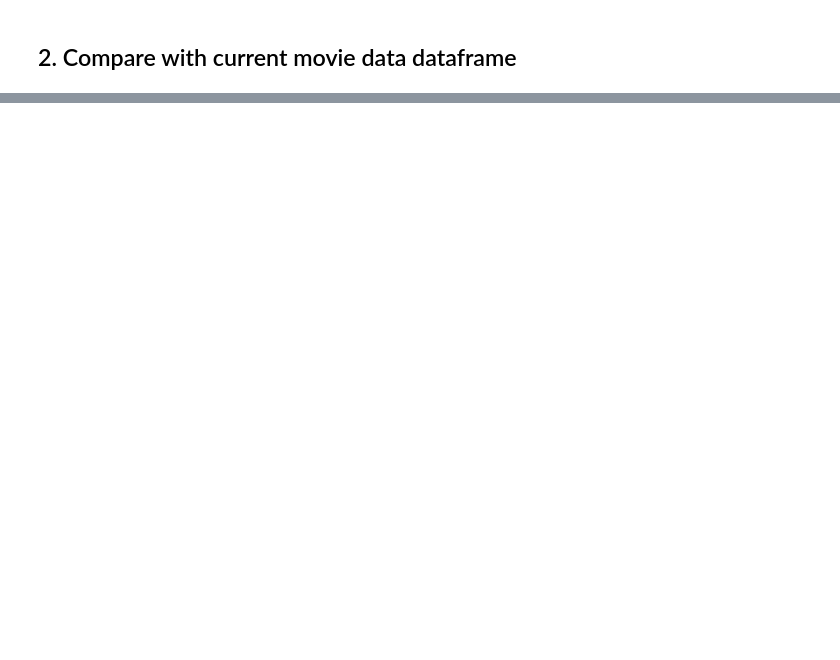
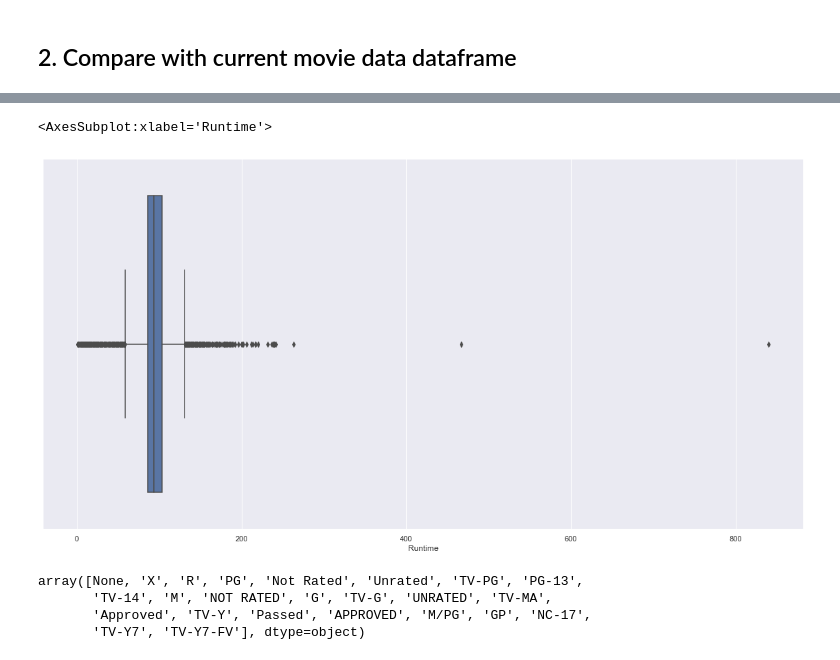
Before and after one commit to Jakisanya/black-film-analysis, a Jupyter notebook: notebooks/4.0-ja-data-preprocessing.ipynb, the cells around one changed output, grey strips where cells are left out. Cells and saved outputs as stored; diff of their text form; code cells hidden in the pictures; blank space fills up the shorter version.

```diff
--- a/notebooks/4.0-ja-data-preprocessing.ipynb
+++ b/notebooks/4.0-ja-data-preprocessing.ipynb
@@ -148,0 +404,23 @@ list_difference
+# %%
+movie_data_df["Metascore"] = movie_data_df["Metascore"].astype(float)
+# %%
+movie_data_df["Runtime"] = movie_data_df["Runtime"].astype(int)
+# %%
+movie_data_df["BoxOffice"].replace(to_replace="nan", value=np.nan, inplace=True)
+# %%
+movie_data_df["BoxOffice"] = movie_data_df["BoxOffice"].astype(float)
+# %%
+# Inspect the Runtime distribution
+fig, ax = plt.subplots(1, 1, figsize=(20, 10))
+sns.boxplot(data=movie_data_df, x="Runtime")
+# %% [output]
+<AxesSubplot:xlabel='Runtime'>
+[figure, added]
+# %%
+# Inspect "Rated"
+movie_data_df["Rated"].unique()
+# %% [output]
+array([None, 'X', 'R', 'PG', 'Not Rated', 'Unrated', 'TV-PG', 'PG-13',
+       'TV-14', 'M', 'NOT RATED', 'G', 'TV-G', 'UNRATED', 'TV-MA',
+       'Approved', 'TV-Y', 'Passed', 'APPROVED', 'M/PG', 'GP', 'NC-17',
+       'TV-Y7', 'TV-Y7-FV'], dtype=object)
```
Also changed, not shown: parts of 64 cells of this notebook, 2 other files.
